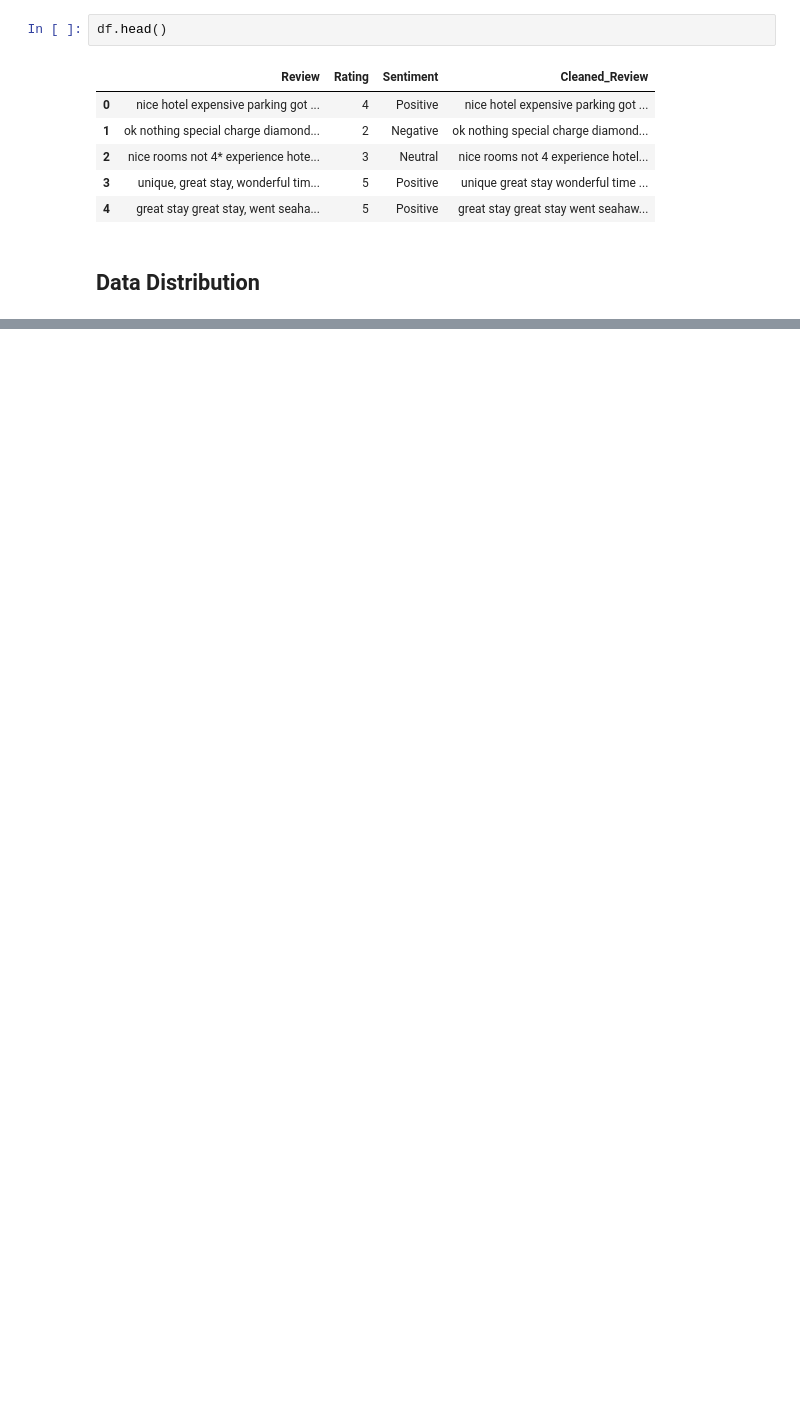
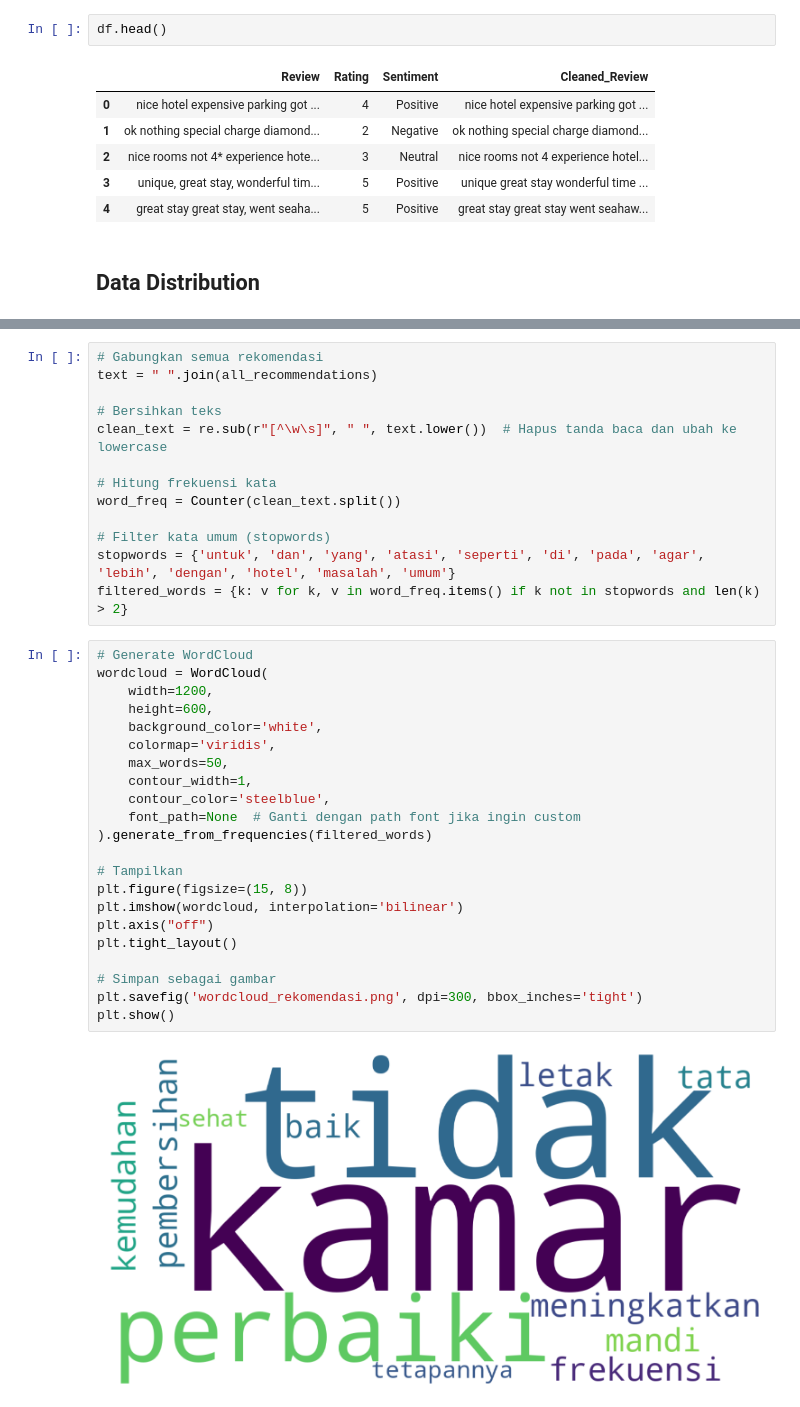
Before and after one commit to raniaAprilia/Capstone-Project-SDI-2025, a Jupyter notebook: Capstone_Project_SDI_2025.ipynb, the cells around one changed output, grey strips where cells are left out. Cells and saved outputs as stored; diff of their text form; blank space fills up the shorter version.

```diff
--- a/Capstone_Project_SDI_2025.ipynb
+++ b/Capstone_Project_SDI_2025.ipynb
@@ -207,0 +504,37 @@ plt.show()
+# %%
+# Gabungkan semua rekomendasi
+text = " ".join(all_recommendations)
+
+# Bersihkan teks
+clean_text = re.sub(r"[^\w\s]", " ", text.lower())  # Hapus tanda baca dan ubah ke lowercase
+
+# Hitung frekuensi kata
+word_freq = Counter(clean_text.split())
+
+# Filter kata umum (stopwords)
+stopwords = {'untuk', 'dan', 'yang', 'atasi', 'seperti', 'di', 'pada', 'agar', 'lebih', 'dengan', 'hotel', 'masalah', 'umum'}
+filtered_words = {k: v for k, v in word_freq.items() if k not in stopwords and len(k) > 2}
+# %%
+# Generate WordCloud
+wordcloud = WordCloud(
+    width=1200,
+    height=600,
+    background_color='white',
+    colormap='viridis',
+    max_words=50,
+    contour_width=1,
+    contour_color='steelblue',
+    font_path=None  # Ganti dengan path font jika ingin custom
+).generate_from_frequencies(filtered_words)
+
+# Tampilkan
+plt.figure(figsize=(15, 8))
+plt.imshow(wordcloud, interpolation='bilinear')
+plt.axis("off")
+plt.tight_layout()
+
+# Simpan sebagai gambar
+plt.savefig('wordcloud_rekomendasi.png', dpi=300, bbox_inches='tight')
+plt.show()
+# %% [output]
+[figure, added]
```
Also changed, not shown: parts of 11 cells of this notebook.
